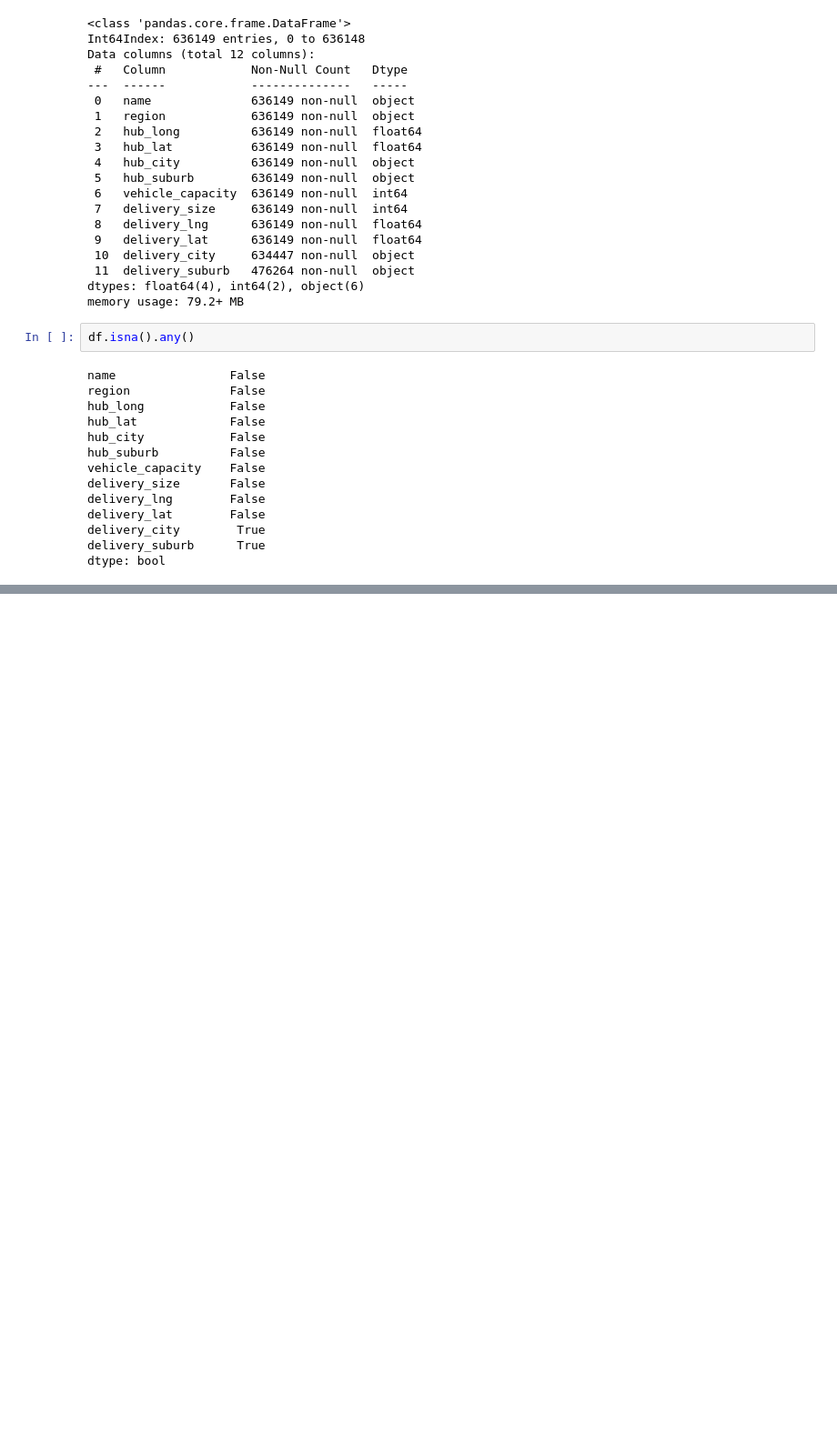
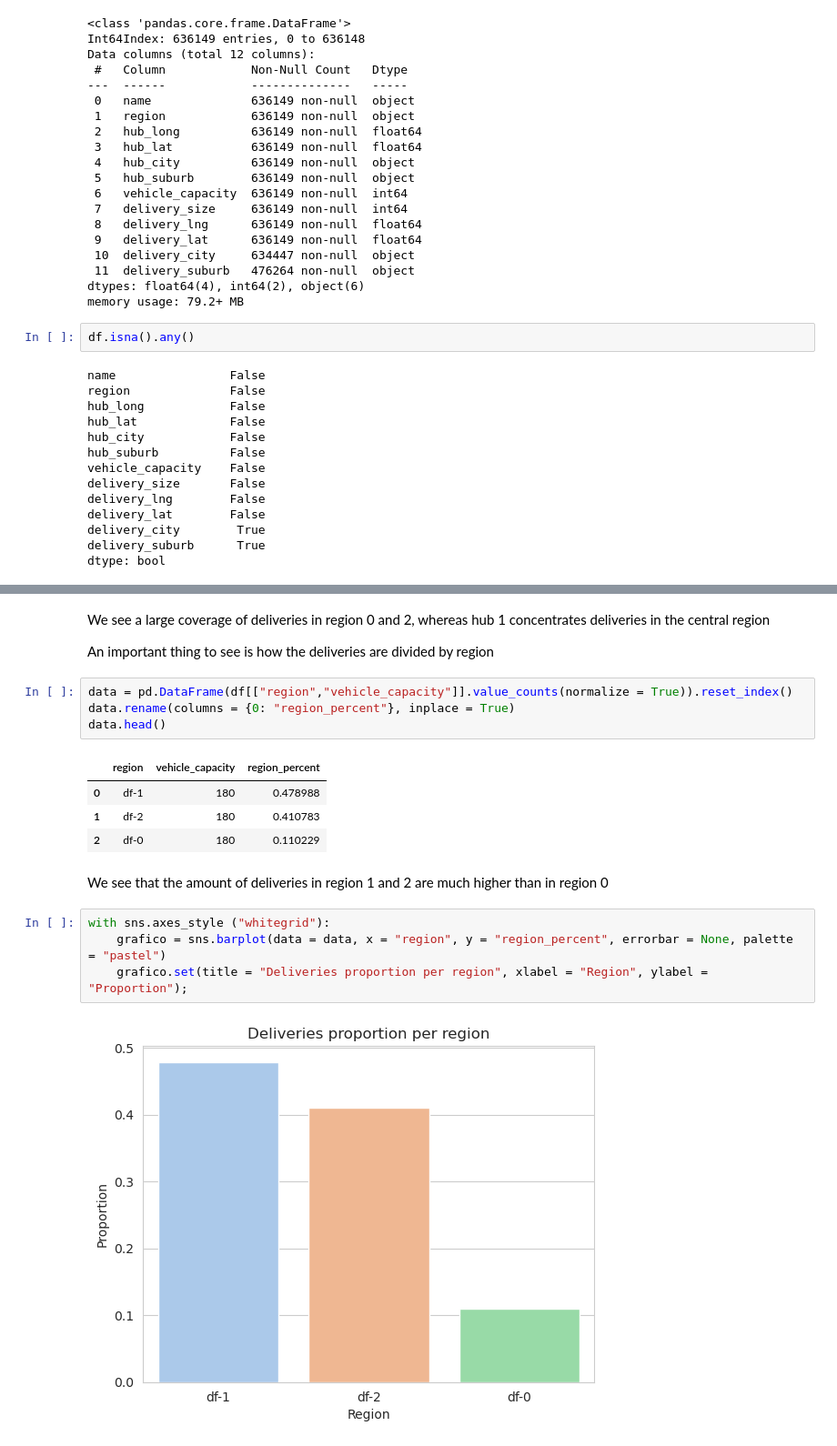
Before and after one commit to rodolphojung/Data-Science-and-Analytics, a Jupyter notebook: eda-of-logistics-data.ipynb, the cells around one changed output, grey strips where cells are left out. Shown: that part at 91% size. Saved outputs shown, nothing was run; the diff lists cells and outputs as text; blank space fills up the shorter version.

```diff
--- a/eda-of-logistics-data.ipynb
+++ b/eda-of-logistics-data.ipynb
@@ -305,0 +454,21 @@ dtype: bool
+# %% [markdown]
+We see a large coverage of deliveries in region 0 and 2, whereas hub 1 concentrates deliveries in the central region
+
+An important thing to see is how the deliveries are divided by region
+# %%
+data = pd.DataFrame(df[["region","vehicle_capacity"]].value_counts(normalize = True)).reset_index()
+data.rename(columns = {0: "region_percent"}, inplace = True)
+data.head()
+# %% [output]
+|  | region | vehicle_capacity | region_percent |
+| 0 | df-1 | 180 | 0.478988 |
+| 1 | df-2 | 180 | 0.410783 |
+| 2 | df-0 | 180 | 0.110229 |
+# %% [markdown]
+We see that the amount of deliveries in region 1 and 2 are much higher than in region 0
+# %%
+with sns.axes_style ("whitegrid"):
+    grafico = sns.barplot(data = data, x = "region", y = "region_percent", errorbar = None, palette = "pastel")
+    grafico.set(title = "Deliveries proportion per region", xlabel = "Region", ylabel = "Proportion");
+# %% [output]
+[figure, added]
```
Also changed, not shown: parts of 24 cells of this notebook.
